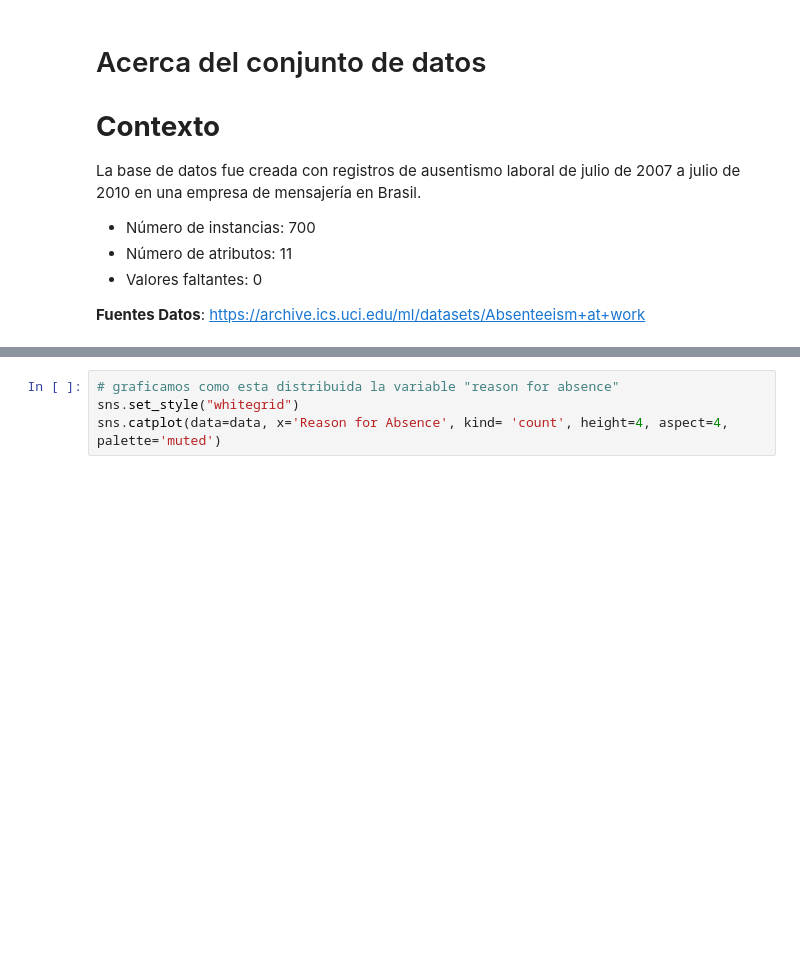
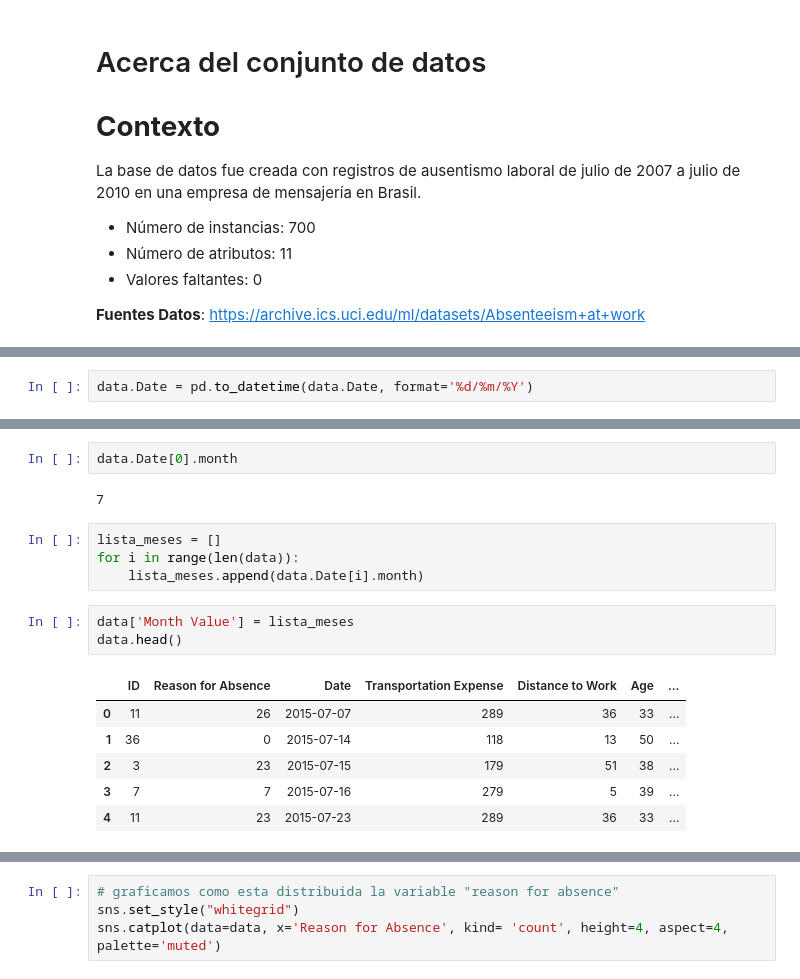
Before and after one commit to christmasv/Proyectos-de-ML, a Jupyter notebook: absentismo_modelo_rlogistica.ipynb, the cells around one changed output, grey strips where cells are left out. Cells and saved outputs as stored; diff of their text form; blank space fills up the shorter version.

```diff
--- a/absentismo_modelo_rlogistica.ipynb
+++ b/absentismo_modelo_rlogistica.ipynb
@@ -68,0 +117,2 @@ data.head()
+# %%
+data.Date = pd.to_datetime(data.Date, format='%d/%m/%Y')
@@ -68,0 +132,18 @@ data.head()
+# %%
+data.Date[0].month
+# %% [output]
+7
+# %%
+lista_meses = []
+for i in range(len(data)):
+    lista_meses.append(data.Date[i].month)
+# %%
+data['Month Value'] = lista_meses
+data.head()
+# %% [output]
+|  | ID | Reason for Absence | Date | Transportation Expense | Distance to Work | Age | ... |
+| 0 | 11 | 26 | 2015-07-07 | 289 | 36 | 33 | ... |
+| 1 | 36 | 0 | 2015-07-14 | 118 | 13 | 50 | ... |
+| 2 | 3 | 23 | 2015-07-15 | 179 | 51 | 38 | ... |
+| 3 | 7 | 7 | 2015-07-16 | 279 | 5 | 39 | ... |
+| 4 | 11 | 23 | 2015-07-23 | 289 | 36 | 33 | ... |
```
Also changed, not shown: parts of 36 cells of this notebook.
